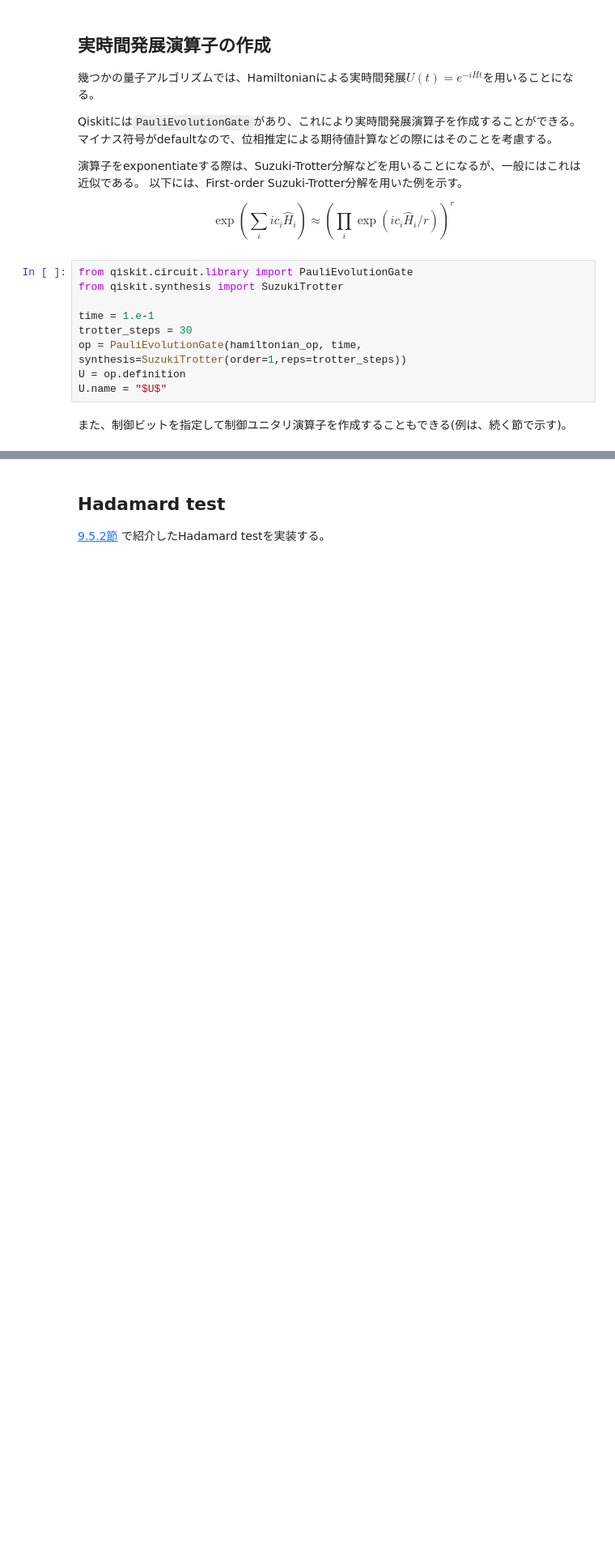
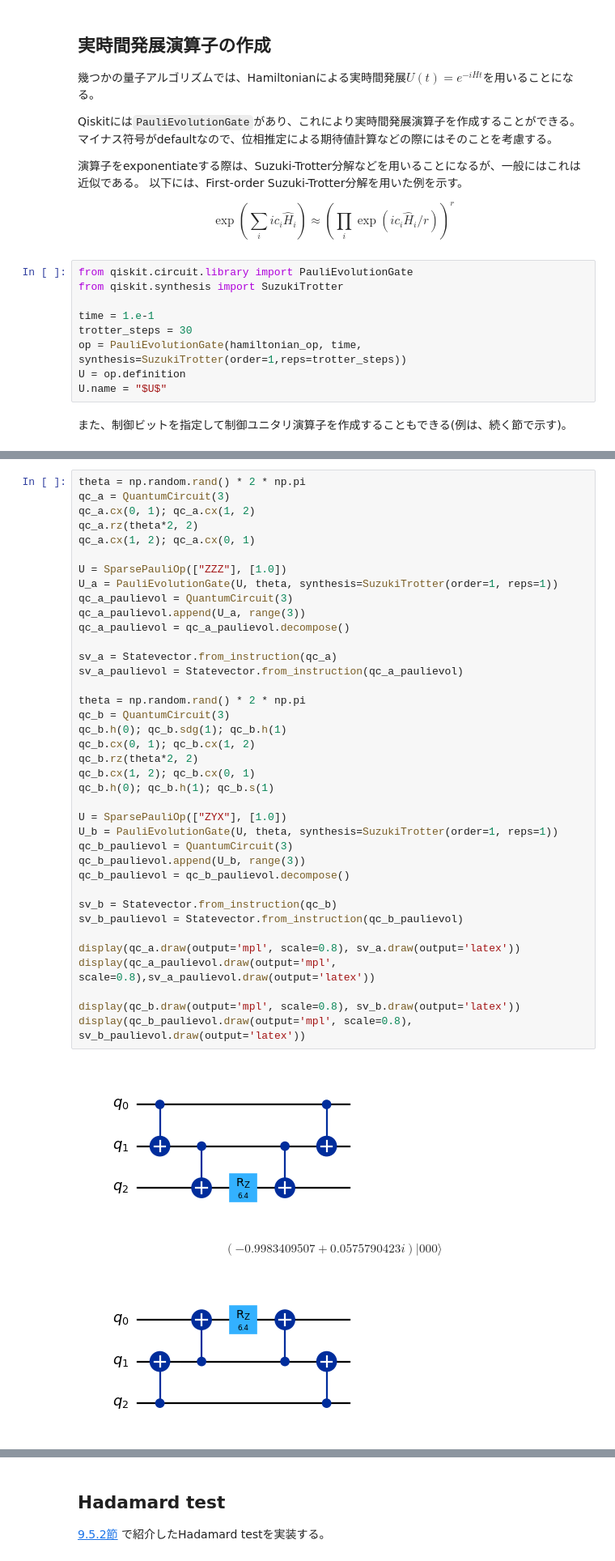
Before and after one commit to SotaYoshida/Lecture_SummerSchool2025, a Jupyter notebook: notebooks/qiskit_QC.ipynb, the cells around one changed output, grey strips where cells are left out. Shown at 81% size. Cells and saved outputs as stored; diff of their text form; blank space fills up the shorter version.

```diff
--- a/notebooks/qiskit_QC.ipynb
+++ b/notebooks/qiskit_QC.ipynb
@@ -356,0 +374,42 @@ U.name = "$U$"
+# %%
+theta = np.random.rand() * 2 * np.pi
+qc_a = QuantumCircuit(3)
+qc_a.cx(0, 1); qc_a.cx(1, 2)
+qc_a.rz(theta*2, 2)
+qc_a.cx(1, 2); qc_a.cx(0, 1)
+
+U = SparsePauliOp(["ZZZ"], [1.0])
+U_a = PauliEvolutionGate(U, theta, synthesis=SuzukiTrotter(order=1, reps=1))
+qc_a_paulievol = QuantumCircuit(3)
+qc_a_paulievol.append(U_a, range(3))
+qc_a_paulievol = qc_a_paulievol.decompose()
+
+sv_a = Statevector.from_instruction(qc_a)
+sv_a_paulievol = Statevector.from_instruction(qc_a_paulievol)
+
+theta = np.random.rand() * 2 * np.pi
+qc_b = QuantumCircuit(3)
+qc_b.h(0); qc_b.sdg(1); qc_b.h(1)
+qc_b.cx(0, 1); qc_b.cx(1, 2)
+qc_b.rz(theta*2, 2)
+qc_b.cx(1, 2); qc_b.cx(0, 1)
+qc_b.h(0); qc_b.h(1); qc_b.s(1)
+
+U = SparsePauliOp(["ZYX"], [1.0])
+U_b = PauliEvolutionGate(U, theta, synthesis=SuzukiTrotter(order=1, reps=1))
+qc_b_paulievol = QuantumCircuit(3)
+qc_b_paulievol.append(U_b, range(3))
+qc_b_paulievol = qc_b_paulievol.decompose()
+
+sv_b = Statevector.from_instruction(qc_b)
+sv_b_paulievol = Statevector.from_instruction(qc_b_paulievol)
+
+display(qc_a.draw(output='mpl', scale=0.8), sv_a.draw(output='latex'))
+display(qc_a_paulievol.draw(output='mpl', scale=0.8),sv_a_paulievol.draw(output='latex'))
+
+display(qc_b.draw(output='mpl', scale=0.8), sv_b.draw(output='latex'))
+display(qc_b_paulievol.draw(output='mpl', scale=0.8), sv_b_paulievol.draw(output='latex'))
+# %% [output]
+[figure, added]
+$$(-0.9983409507 + 0.0575790423 i) |000\rangle$$
+[figure, added]
```
Also changed, not shown: parts of 2 cells of this notebook.
